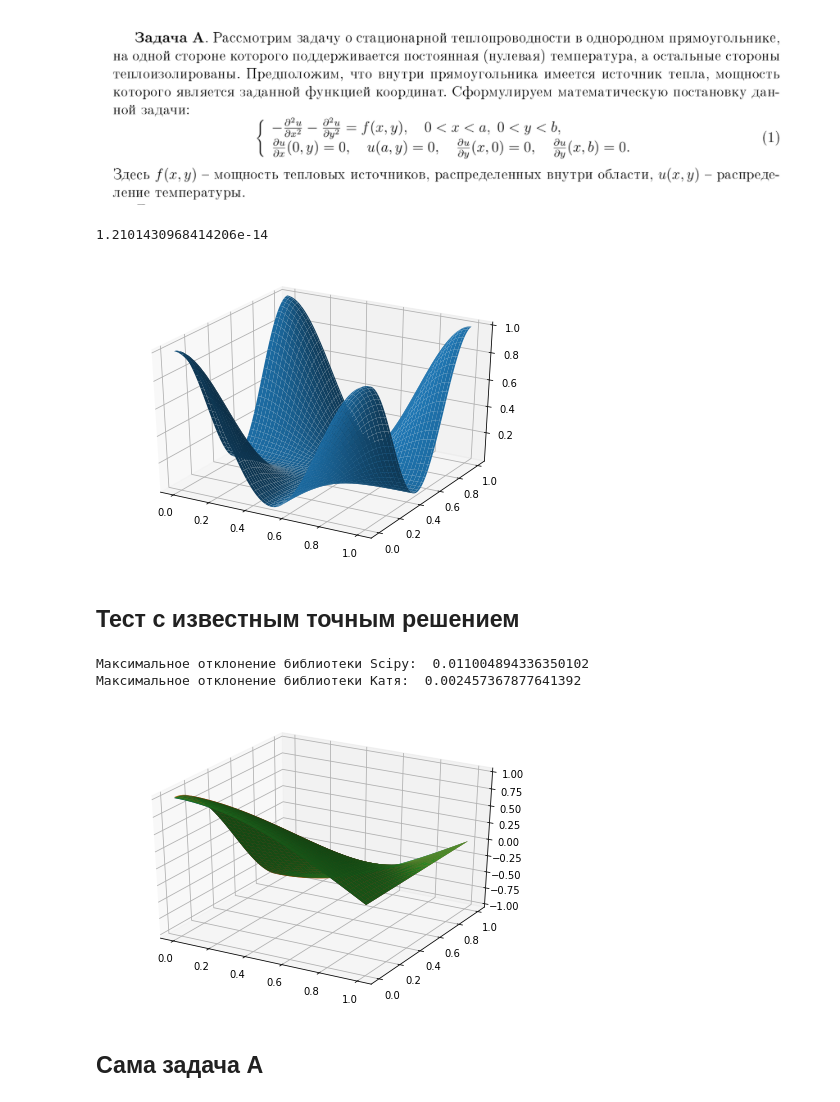
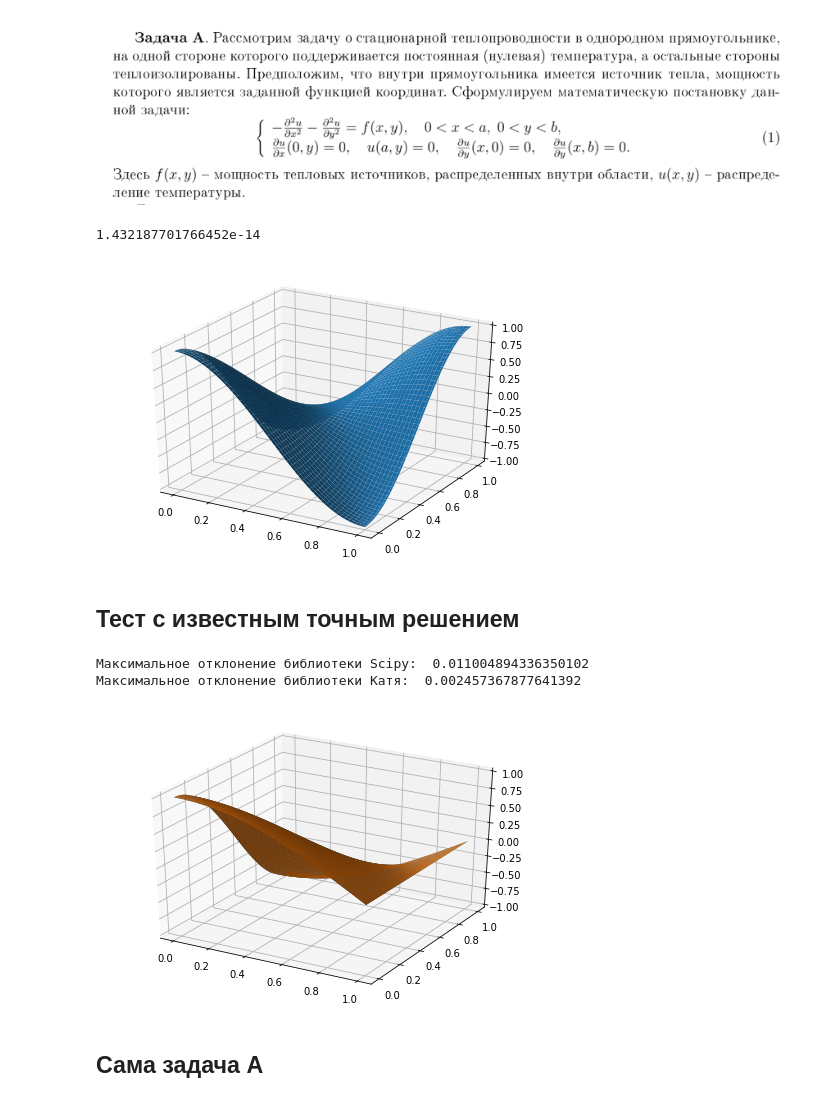
Before and after one commit to katyalatypova/mipt_comp_math, a Jupyter notebook: Task2.ipynb, the cells around one changed output. Drawn from its saved outputs; the diff is of its cells as text; code cells hidden in the pictures.

```diff
--- a/Task2.ipynb
+++ b/Task2.ipynb
@@ -251,40 +239,40 @@ def mycosidft(u_ft):
 
 def my2cosdft(u, axis):
     nx, ny = u.shape
     u_ft = np.zeros((nx, ny), dtype = np.float64)
-    if(axis == 0):
+    if(axis == 1):
         for kx in range(nx):
             u_ft[kx, :] = mycosdft(u[kx, :])
-    elif(axis == 1):
+    elif(axis == 0):
         for ky in range(ny):
             u_ft[:, ky] = mycosdft(u[:, ky])
     return u_ft
 
 def my2cosidft(u_ft, axis):
     nx, ny = u_ft.shape
     u = np.zeros((nx, ny), dtype = np.float64)
-    if(axis == 0):
+    if(axis == 1):
         for kx in range(nx):
             u[kx, :] = mycosidft(u_ft[kx, :])
-    elif(axis == 1):
+    elif(axis == 0):
         for ky in range(ny):
             u[:, ky] =  mycosidft(u_ft[:, ky])
     return u
 
 x = np.linspace(0, 1, 100)
 y = np.linspace(0, 1, 100)
 x, y = np.meshgrid(x, y)
-uu = (np.cos(pi * x) * np.cos(pi * y)) **2
+uu = np.cos(pi * x) * np.cos(pi * y)
 uu_ft = my2cosdft(uu, axis = 1)
 uu1 = my2cosidft(uu_ft, axis = 1)
 fig = pylab.figure()
 axes = Axes3D(fig)
 
 axes.plot_surface(x, y, uu1)
 print(np.max(np.abs(uu1 - uu)))
 # %% [output]
-1.2101430968414206e-14
+1.432187701766452e-14
-[figure, old version]
+[figure, new version]
 # %%
 def lamda1(i, N, h):
     return 4*(sin(pi * i / 2 / (N - 1)))**2/h**2
@@ -355,7 +343,7 @@ fig = pylab.figure()
 axes = Axes3D(fig)
 
 axes.plot_surface(x, y, mynumerical_solution.T)
-axes.plot_surface(x, y, numerical_solution.T)
+# axes.plot_surface(x, y, numerical_solution.T)
 axes.plot_surface(x, y, precise_solution.T)
 
 print("Максимальное отклонение библиотеки Scipy: ", np.max(np.abs(numerical_solution - precise_solution)))
@@ -363,7 +351,7 @@ print("Максимальное отклонение библиотеки Кат
 # %% [output]
 Максимальное отклонение библиотеки Scipy:  0.011004894336350102
 Максимальное отклонение библиотеки Катя:  0.002457367877641392
-[figure, old version]
+[figure, new version]
 # %% [markdown]
 ##  Сама задача А
 # %%
```
Also changed, not shown: parts of 6 cells of this notebook.
